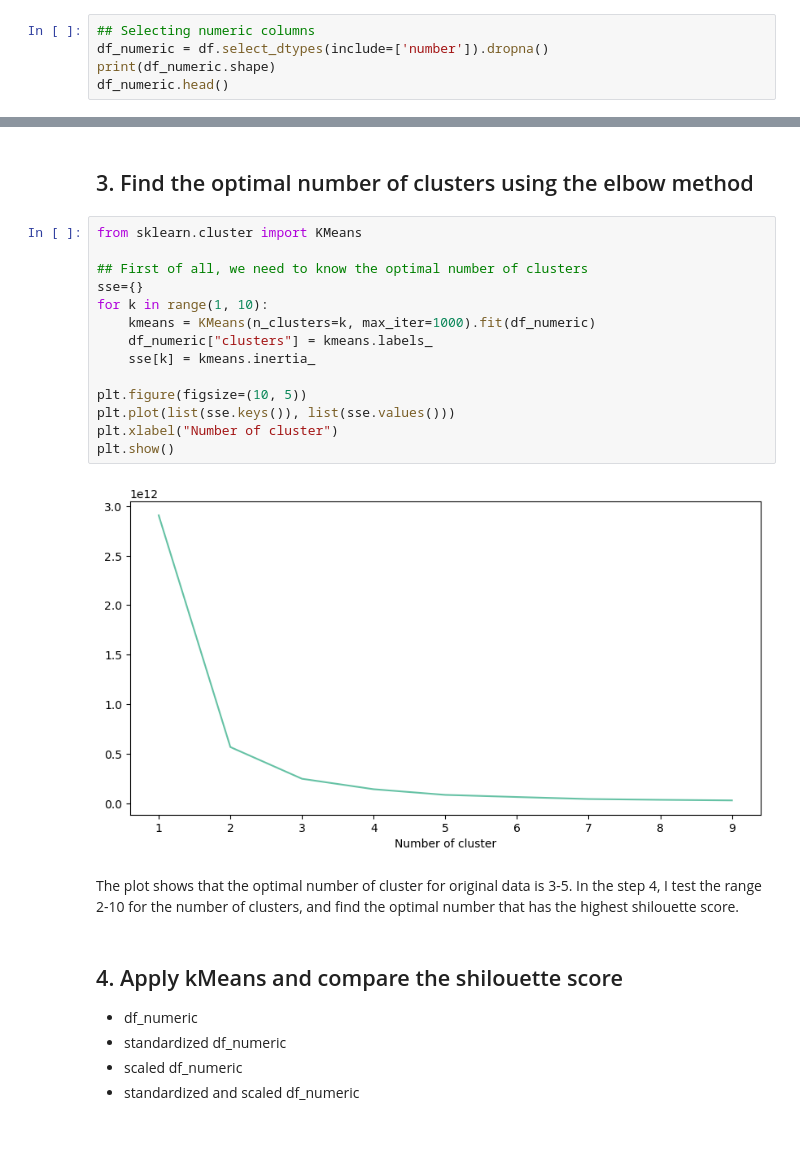
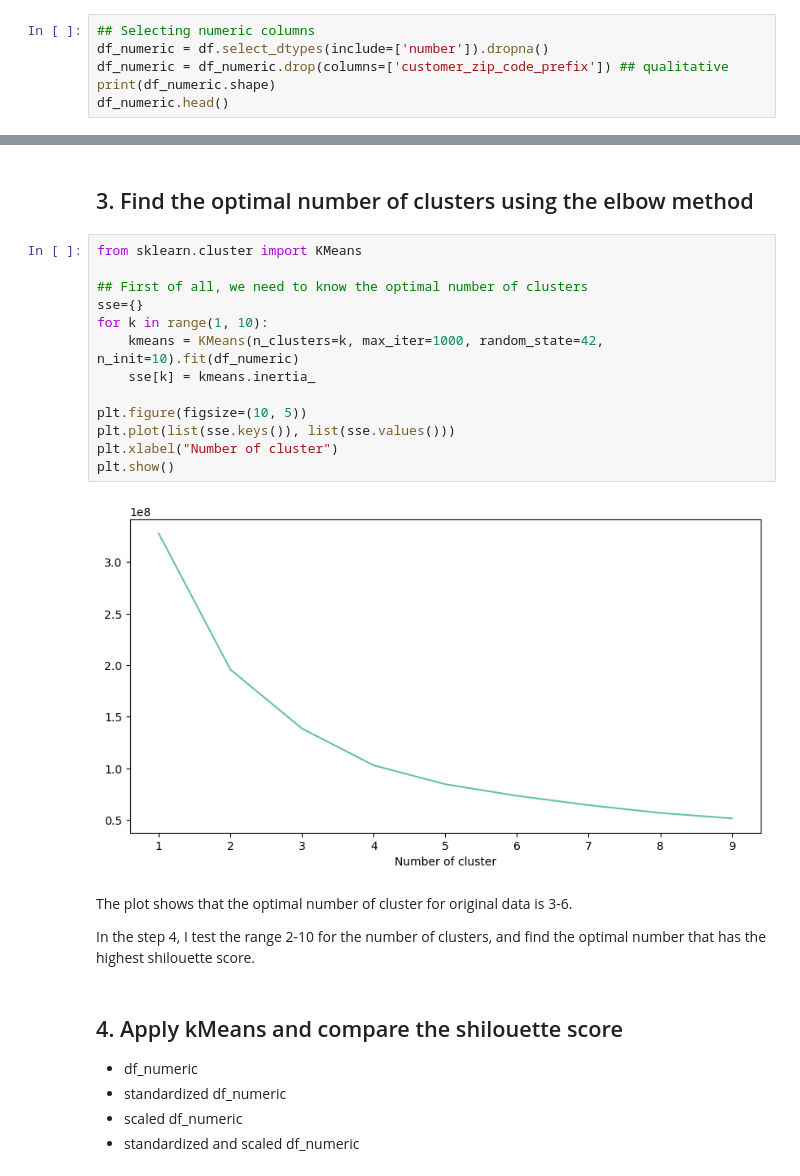
Before and after one commit to Yuki-bach/marketing, a Jupyter notebook: notebooks/methodology_kmeans.ipynb, the cells around one changed output, grey strips where cells are left out. Drawn from its saved outputs; the diff is of its cells as text; blank space fills up the shorter version.

```diff
--- a/notebooks/methodology_kmeans.ipynb
+++ b/notebooks/methodology_kmeans.ipynb
@@ -61,6 +72,7 @@ df_description
 # %%
 ## Selecting numeric columns
 df_numeric = df.select_dtypes(include=['number']).dropna()
+df_numeric = df_numeric.drop(columns=['customer_zip_code_prefix']) ## qualitative
 print(df_numeric.shape)
 df_numeric.head()
 # %% [output]
@@ -76,21 +88,21 @@ df_numeric.head()
 # %%
 from sklearn.cluster import KMeans
 
 ## First of all, we need to know the optimal number of clusters
 sse={}
 for k in range(1, 10):
-    kmeans = KMeans(n_clusters=k, max_iter=1000).fit(df_numeric)
-    df_numeric["clusters"] = kmeans.labels_
+    kmeans = KMeans(n_clusters=k, max_iter=1000, random_state=42, n_init=10).fit(df_numeric)
     sse[k] = kmeans.inertia_
 
 plt.figure(figsize=(10, 5))
 plt.plot(list(sse.keys()), list(sse.values()))
 plt.xlabel("Number of cluster")
 plt.show()
 # %% [output]
-[figure, old version]
+[figure, new version]
 # %% [markdown]
-The plot shows that the optimal number of cluster for original data is 3-5.
+The plot shows that the optimal number of cluster for original data is 3-6.
+
 In the step 4, I test the range 2-10 for the number of clusters, and find the optimal number that has the highest shilouette score.
 # %% [markdown]
 ## 4. Apply kMeans and compare the shilouette score
```
Also changed, not shown: parts of 10 cells of this notebook, 2 other files.
